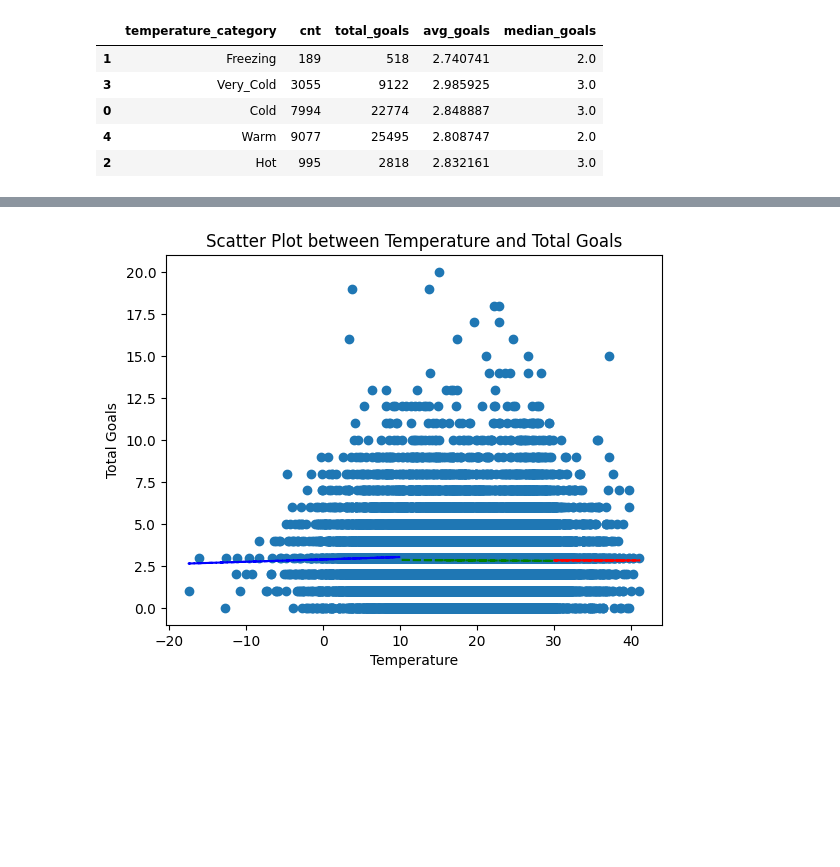
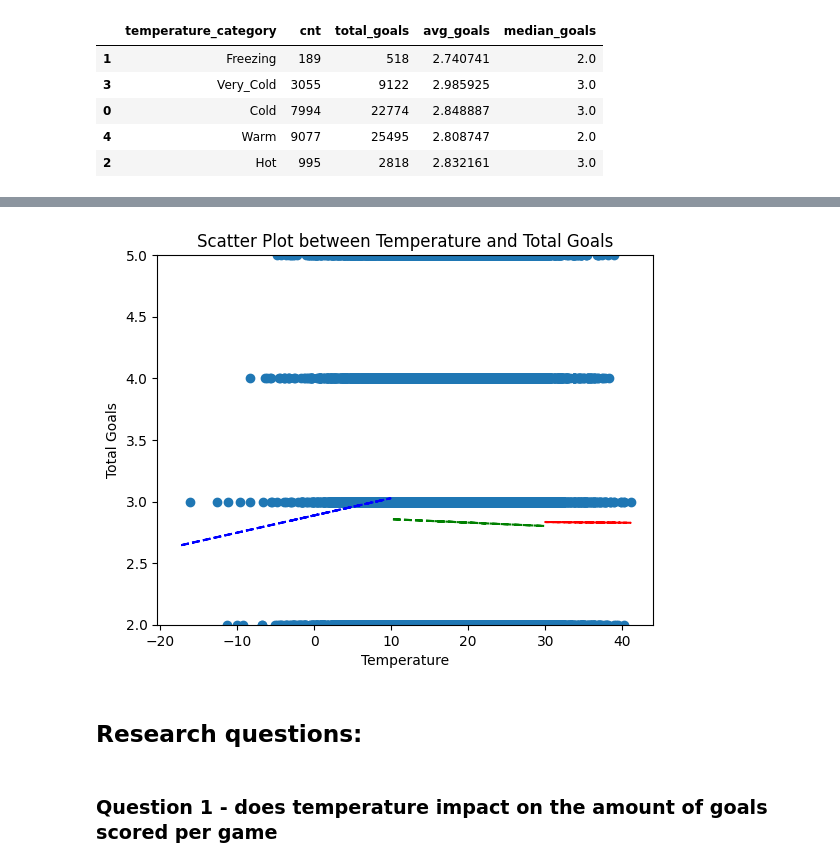
Before and after one commit to Mark-Rozenberg/Foobal-Climate, a Jupyter notebook: Stat-Models.ipynb, the cells around one changed output, grey strips where cells are left out. Cells and saved outputs as stored; diff of their text form; code cells hidden in the pictures; blank space fills up the shorter version.

```diff
--- a/Stat-Models.ipynb
+++ b/Stat-Models.ipynb
@@ -73,25 +163,27 @@ df.groupby('temperature_category').agg(
 # %%
-import matplotlib.pyplot as plt
-import numpy as np
+
 # Fit a linear trend line
 z1 = np.polyfit(df[df['temperature'] < 10]['temperature'], df[df['temperature'] < 10]['total_goals'], 1)
 p1 = np.poly1d(z1)
 plt.plot(df[df['temperature'] < 10]['temperature'], p1(df[df['temperature'] < 10]['temperature']), "b--")
 
 z2 = np.polyfit(df[(df['temperature'] >= 10) & (df['temperature'] < 30)]['temperature'], df[(df['temperature'] >= 10) & (df['temperature'] < 30)]['total_goals'], 1)
 p2 = np.poly1d(z2)
 plt.plot(df[(df['temperature'] >= 10) & (df['temperature'] < 30)]['temperature'], p2(df[(df['temperature'] >= 10) & (df['temperature'] < 30)]['temperature']), "g--")
 
 z3 = np.polyfit(df[df['temperature'] >= 30]['temperature'], df[df['temperature'] >= 30]['total_goals'], 1)
 p3 = np.poly1d(z3)
 plt.plot(df[df['temperature'] >= 30]['temperature'], p3(df[df['temperature'] >= 30]['temperature']), "r--")
-# z = np.polyfit(df['temperature'], df['total_goals'], 1)
-# p = np.poly1d(z)
-# plt.plot(df['temperature'], p(df['temperature']), "r--")
+
 plt.scatter(df['temperature'], df['total_goals'])
 plt.xlabel('Temperature')
 plt.ylabel('Total Goals')
+plt.ylim(2, 5)
 plt.title('Scatter Plot between Temperature and Total Goals')
 plt.show()
 # %% [output]
-[figure, old version]
+[figure, new version]
+# %% [markdown]
+## Research questions:
+# %% [markdown]
+### Question 1 - does temperature impact on the amount of goals scored per game
```
Also changed, not shown: parts of 33 cells of this notebook, 1 other file.
